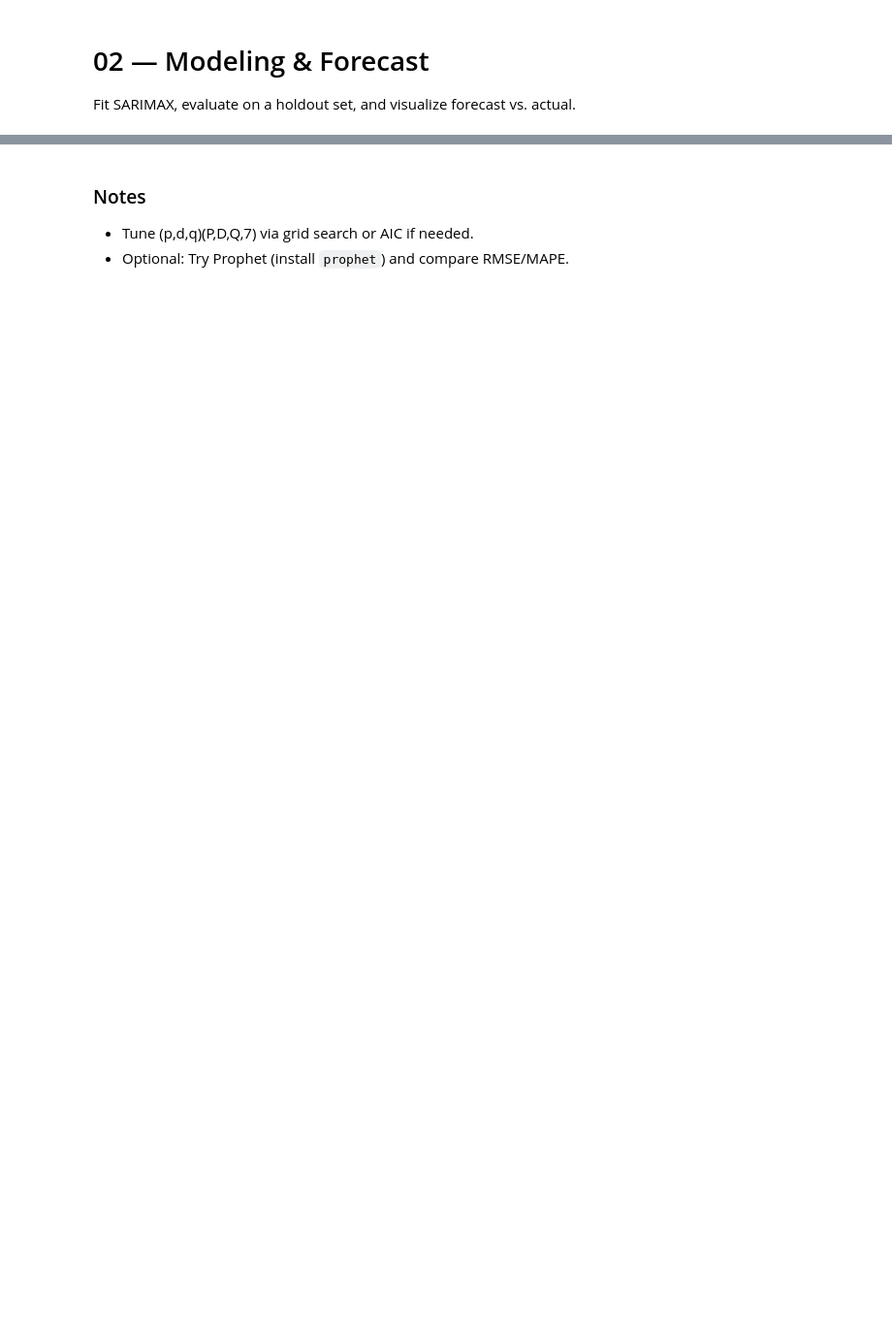
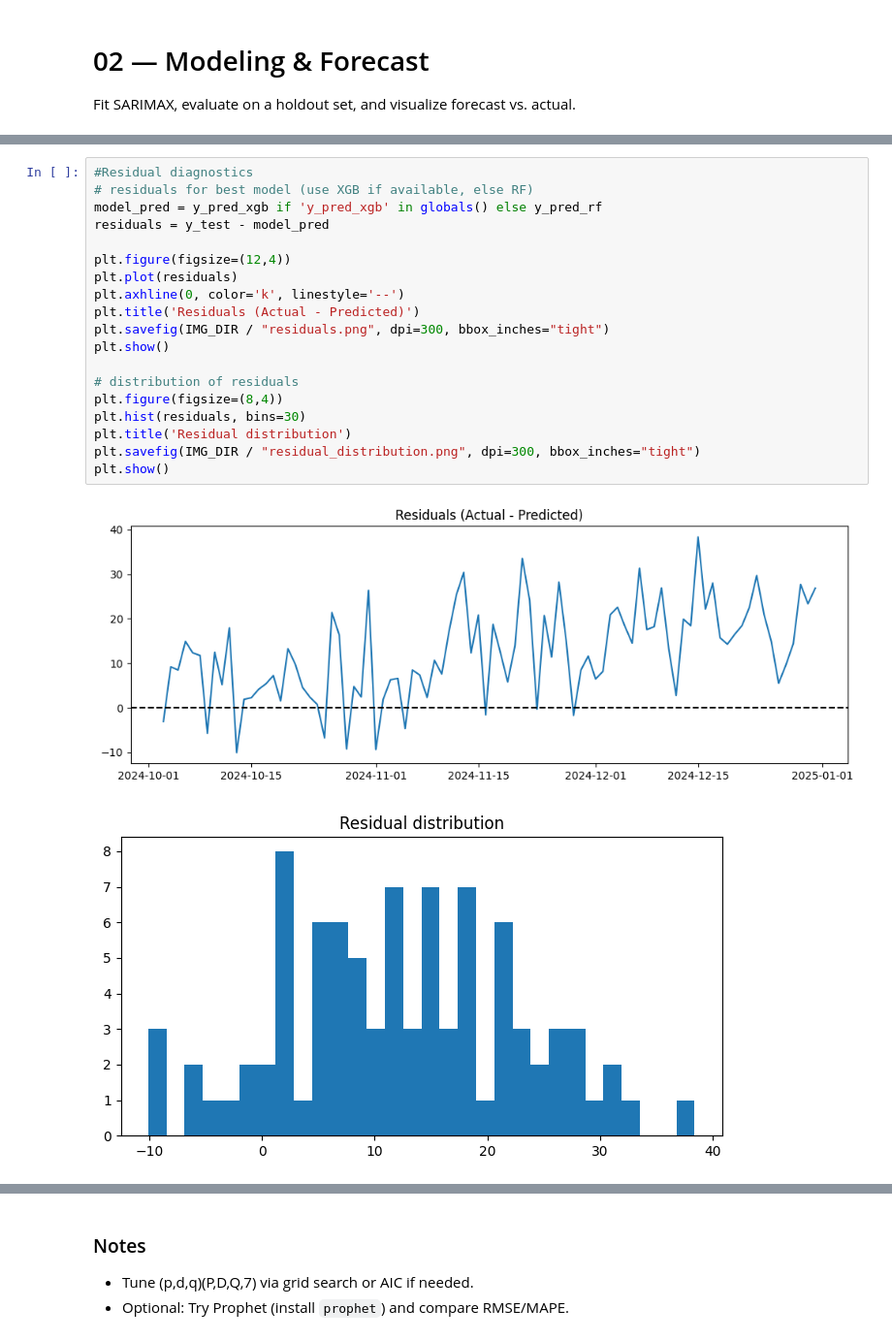
Before and after one commit to cwsakshi/ai_internship_projects, a Jupyter notebook: sales_forecasting/notebooks/02_modeling_and_forecast.ipynb, the cells around one changed output, grey strips where cells are left out. Shown: that part at 97% size. Drawn from its saved outputs; the diff is of its cells as text; blank space fills up the shorter version.

```diff
--- a/sales_forecasting/notebooks/02_modeling_and_forecast.ipynb
+++ b/sales_forecasting/notebooks/02_modeling_and_forecast.ipynb
@@ -53,0 +274,22 @@ print('Saved ../data/forecast_vs_actual.csv')
+# %%
+#Residual diagnostics
+# residuals for best model (use XGB if available, else RF)
+model_pred = y_pred_xgb if 'y_pred_xgb' in globals() else y_pred_rf
+residuals = y_test - model_pred
+
+plt.figure(figsize=(12,4))
+plt.plot(residuals)
+plt.axhline(0, color='k', linestyle='--')
+plt.title('Residuals (Actual - Predicted)')
+plt.savefig(IMG_DIR / "residuals.png", dpi=300, bbox_inches="tight")
+plt.show()
+
+# distribution of residuals
+plt.figure(figsize=(8,4))
+plt.hist(residuals, bins=30)
+plt.title('Residual distribution')
+plt.savefig(IMG_DIR / "residual_distribution.png", dpi=300, bbox_inches="tight")
+plt.show()
+# %% [output]
+[figure, added]
+[figure, added]
```
Also changed, not shown: parts of 24 cells of this notebook, 6 other files.
